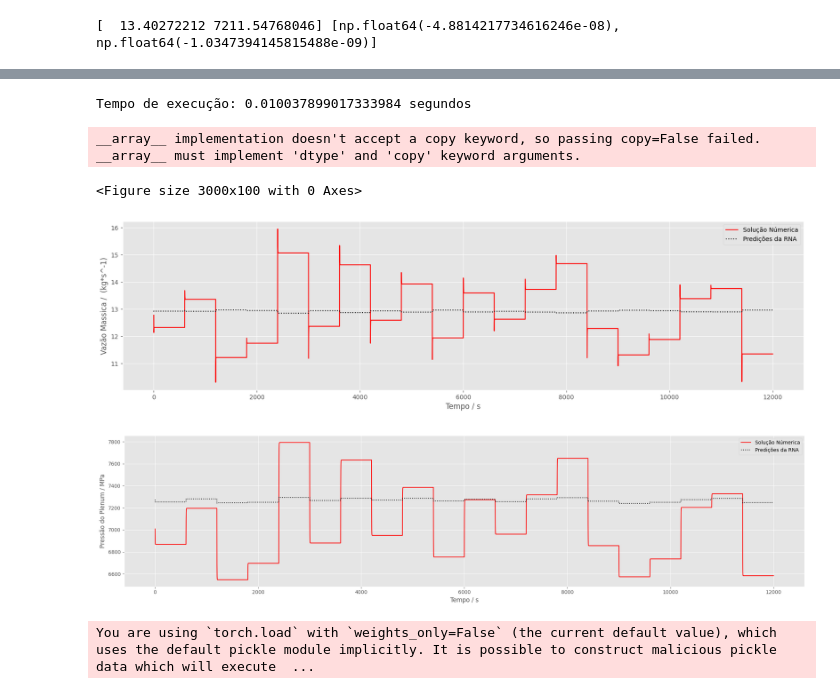
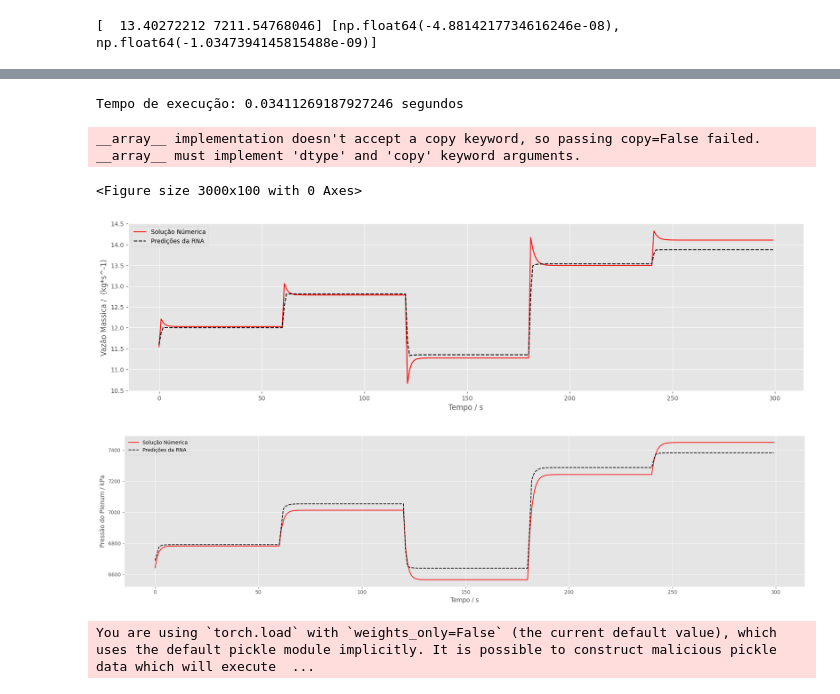
Before and after one commit to Santosfabio19/PRH-1, a Jupyter notebook: Greitzer_Model/PRH_1_torch.ipynb, the cells around one changed output, grey strips where cells are left out. Saved outputs shown, nothing was run; the diff lists cells and outputs as text; code cells hidden in the pictures.

```diff
--- a/Greitzer_Model/PRH_1_torch.ipynb
+++ b/Greitzer_Model/PRH_1_torch.ipynb
@@ -376,19 +376,19 @@ print(y_test)
 class LSTMModel(nn.Module):
     def __init__(self, input_dim, hidden_dim, output_dim, dropout_rate):
         super(LSTMModel, self).__init__()
-        self.lstm = nn.LSTM(input_dim, hidden_dim, batch_first=True, bidirectional=False)
+        self.lstm = nn.LSTM(input_dim, hidden_dim, batch_first=True, bidirectional=True)
         self.dropout = nn.Dropout(dropout_rate)
         self.activation = nn.Tanh()
-        self.fc = nn.Linear(hidden_dim ,output_dim )  # 2*hidden_dim por ser bidirecional
-        self.fc1 = nn.Linear(hidden_dim, output_dim)  # 2*hidden_dim por ser bidirecional
+        self.fc = nn.Linear(hidden_dim * 2 ,8 )  # 2*hidden_dim por ser bidirecional
+        self.fc1 = nn.Linear(8, output_dim)  # 2*hidden_dim por ser bidirecional
 
     def forward(self, x):
         _, (h_n, _) = self.lstm(x)
-        h_n = h_n.transpose(0, 1).reshape(-1, h_n.size(2) )  # Concatenar saídas bidirecionais
+        h_n = h_n.transpose(0, 1).reshape(-1, h_n.size(2) * 2 )  # Concatenar saídas bidirecionais
 
         x = self.dropout(h_n)
         x = self.activation(self.fc(x))
-        #x = self.fc1(x)
+        x = self.activation(self.fc1(x))
 
         return x
 # %%
@@ -401,8 +401,8 @@ input_dim = X_train_tensor.shape[2]
 output_dim = y_train_tensor.shape[1]
 
 # Treinamento do modelo
-n_epochs = 70
-batch_size = 32 # 64
+n_epochs = 1000
+batch_size = 128 # 64
 early_stop_patience = 180
 
 train_data = torch.utils.data.TensorDataset(X_train_tensor, y_train_tensor)
@@ -470,7 +475,7 @@ best_params = study.best_params
 # Definir parâmetros do modelo
 hidden_dim = best_params['hidden_dim']
 dropout_rate =  best_params['dropout_rate']
-learning_rate =best_params['learning_rate']
+learning_rate = best_params['learning_rate']
 
 # Inicializar o modelo, função de perda e otimizador
 model = LSTMModel(input_dim, hidden_dim, output_dim, dropout_rate)
@@ -486,8 +491,8 @@ best_loss = float('inf')
 patience = 100
 
 
-for epoch in range(1000):
-    model.train
+for epoch in range(1000 ):
+    model.train()
     batch_train_losses = []
     for X_batch, y_batch in train_loader:
         optimizer.zero_grad()
@@ -541,14 +562,6 @@ plt.show()
-# %%
-# Carregar o melhor modelo salvo
-
-model.load_state_dict(best_model)
-tempos = []
-# Avaliação final com o conjunto de teste
-model.eval()
-mse = nn.MSELoss()
 # %%
 tempo =np.linspace(0,len(y_test),5760//2)
-
+mse = nn.MSELoss()
 with torch.no_grad():
     start = time.time()
     y_test_pred = model(X_test_tensor)
@@ -559,37 +572,37 @@ with torch.no_grad():
 
 y_test_pred_original = des_normalize(y_test_ref, y_test_pred)
 y_test_original = des_normalize(y_test_ref,y_test)
 
 plt.figure(figsize=(30, 1))
 
 # Plot para M (Mass Flow Rate)
 plt.figure(figsize=(20, 5))
 plt.plot(y_test_original[:, 0], label="Solução Númerica", color="red")
-plt.plot(y_test_pred_original[:, 0], ":", label="Predições da RNA", color="black")
+plt.plot(y_test_pred_original[:, 0], "--", label="Predições da RNA", color="black")
 plt.xlabel('Tempo / s')
 plt.ylabel('Vazão Massica /  (kg*s^-1)')
 #plt.title('Comparação entre M real e predito')
 plt.legend()
 plt.grid(True)
 
 # Plot para P_p (Plenum Pressure)
 plt.figure(figsize=(20, 5))
 plt.plot(y_test_original[:, 1], label="Solução Númerica", color="red")
-plt.plot(y_test_pred_original[:, 1], ":", label="Predições da RNA", color="black")
+plt.plot(y_test_pred_original[:, 1], "--", label="Predições da RNA", color="black")
 plt.xlabel('Tempo / s')
-plt.ylabel('Pressão do Plenum / MPa')
+plt.ylabel('Pressão do Plenum / kPa')
 #lt.title('Comparação entre P_p real e predito')
 plt.legend()
 plt.grid(True)
 
 # Ajustar o layout e mostrar o gráfico
 
 plt.tight_layout()
 plt.show()
 # %% [output]
-Tempo de execução: 0.010037899017333984 segundos
+Tempo de execução: 0.03411269187927246 segundos
 __array__ implementation doesn't accept a copy keyword, so passing copy=False failed. __array__ must implement 'dtype' and 'copy' keyword arguments.
 <Figure size 3000x100 with 0 Axes>
-[figure, old version]
+[figure, new version]
-[figure, old version]
+[figure, new version]
 # %%
```
Also changed, not shown: parts of 16 cells of this notebook, 2 other files.
